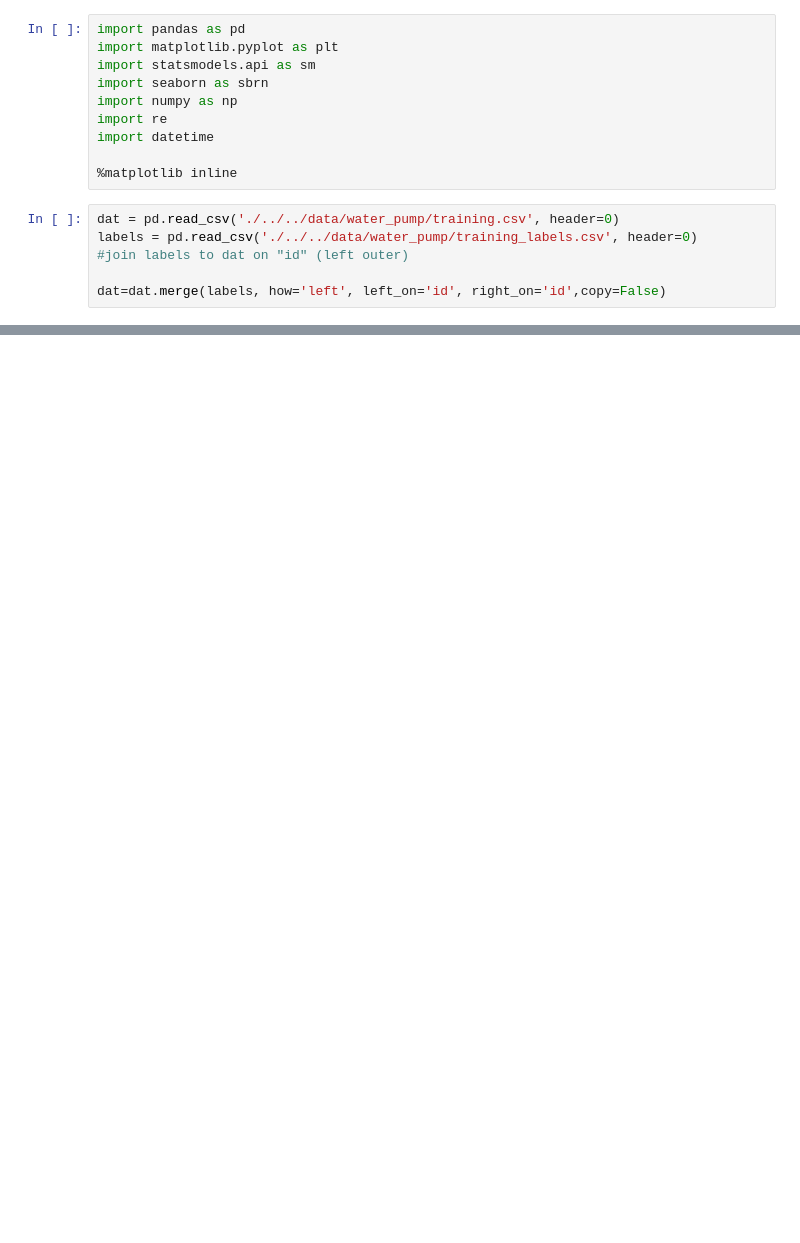
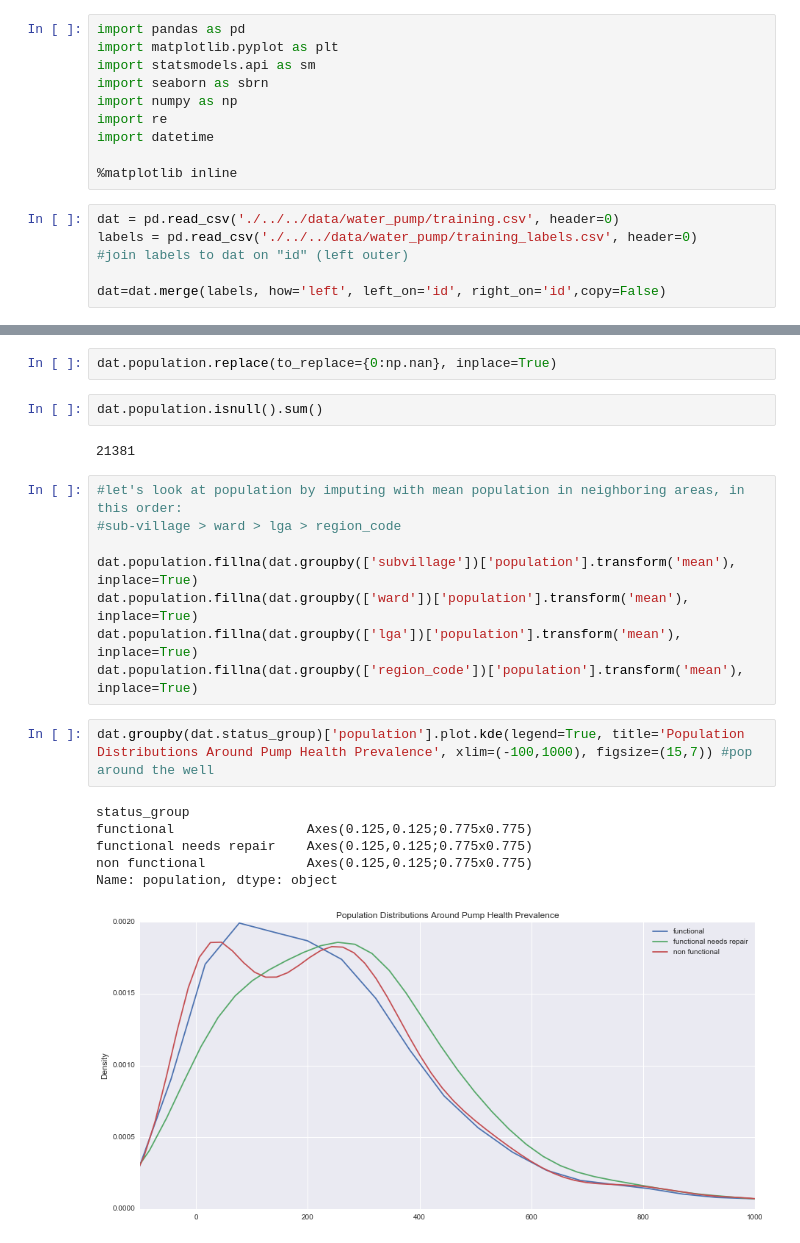
Before and after one commit to ashirwad08/predict-water-pump-failure, a Jupyter notebook: MVP_work/ash_MVP_explore_train.ipynb, the cells around one changed output, grey strips where cells are left out. Drawn from its saved outputs; the diff is of its cells as text; blank space fills up the shorter version.

```diff
--- a/MVP_work/ash_MVP_explore_train.ipynb
+++ b/MVP_work/ash_MVP_explore_train.ipynb
@@ -26,0 +31,23 @@ dat.head()
+# %%
+dat.population.replace(to_replace={0:np.nan}, inplace=True)
+# %%
+dat.population.isnull().sum()
+# %% [output]
+21381
+# %%
+#let's look at population by imputing with mean population in neighboring areas, in this order:
+#sub-village > ward > lga > region_code
+
+dat.population.fillna(dat.groupby(['subvillage'])['population'].transform('mean'), inplace=True)
+dat.population.fillna(dat.groupby(['ward'])['population'].transform('mean'), inplace=True)
+dat.population.fillna(dat.groupby(['lga'])['population'].transform('mean'), inplace=True)
+dat.population.fillna(dat.groupby(['region_code'])['population'].transform('mean'), inplace=True)
+# %%
+dat.groupby(dat.status_group)['population'].plot.kde(legend=True, title='Population Distributions Around Pump Health Prevalence', xlim=(-100,1000), figsize=(15,7)) #pop around the well
+# %% [output]
+status_group
+functional                 Axes(0.125,0.125;0.775x0.775)
+functional needs repair    Axes(0.125,0.125;0.775x0.775)
+non functional             Axes(0.125,0.125;0.775x0.775)
+Name: population, dtype: object
+[figure, added]
```
Also changed, not shown: parts of 1 cell of this notebook, 4 other files.
